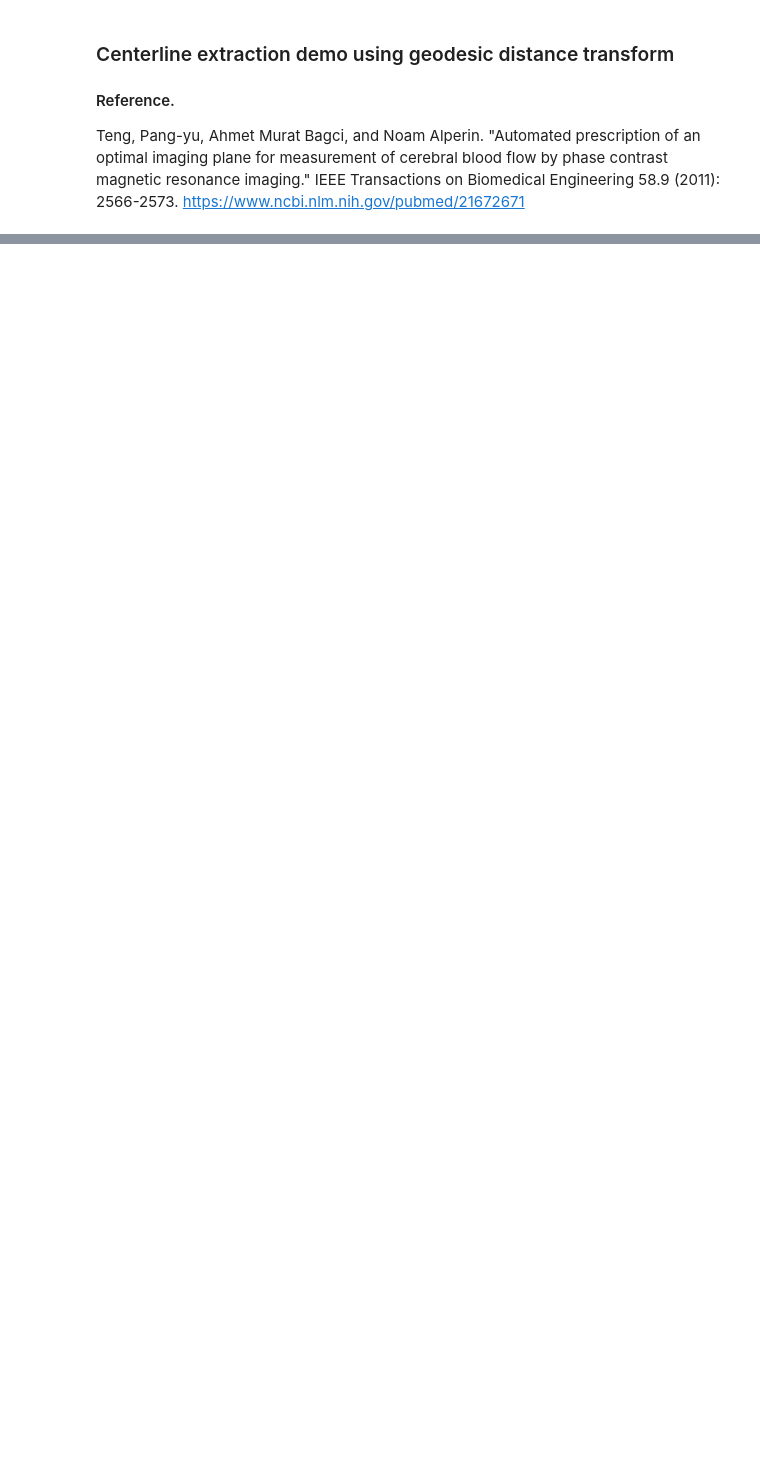
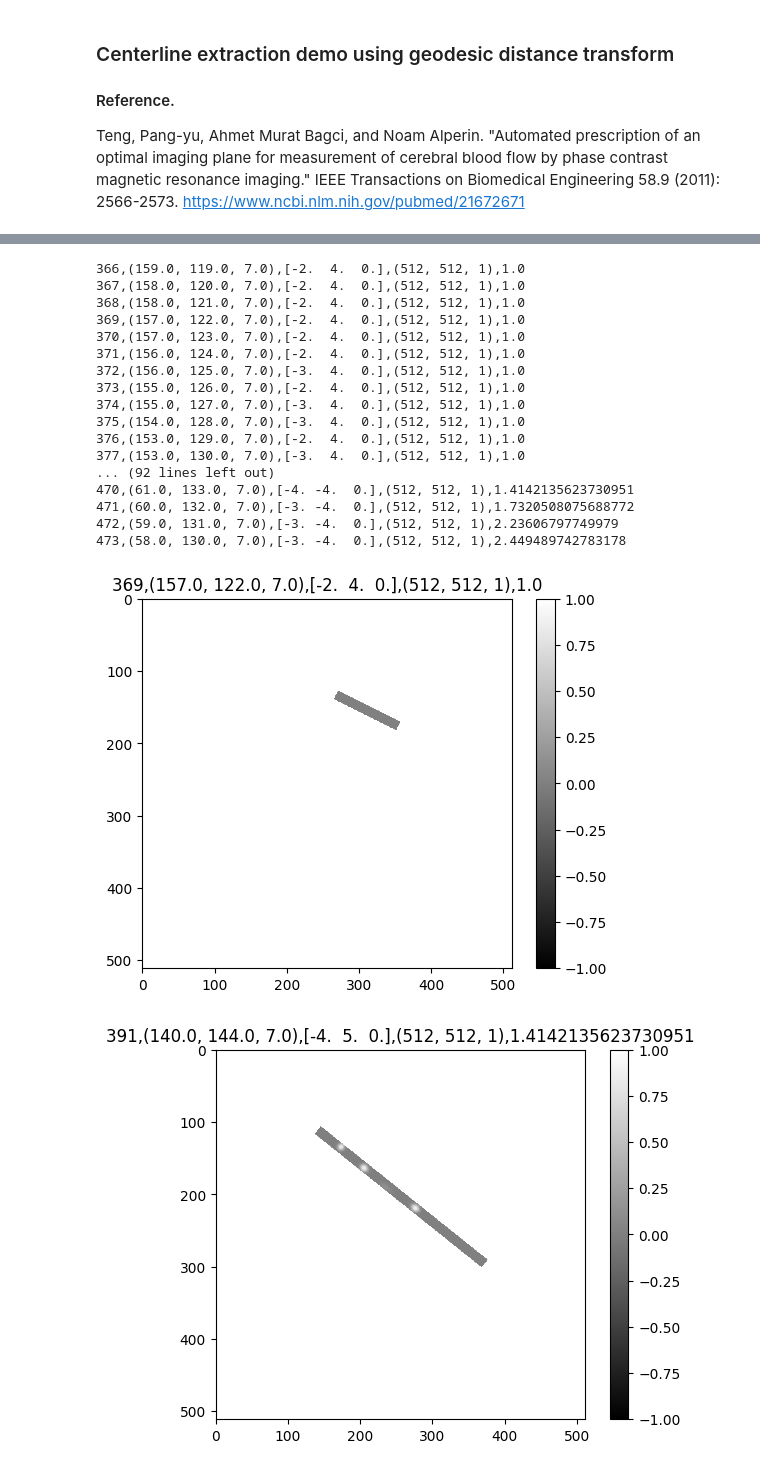
Before and after one commit to pangyuteng/simple-centerline-extraction, a Jupyter notebook: demo.ipynb, the cells around one changed output, grey strips where cells are left out. Saved outputs shown, nothing was run; the diff lists cells and outputs as text; code cells hidden in the pictures; blank space fills up the shorter version.

Commit message:
wip extract_centerline

```diff
--- a/demo.ipynb
+++ b/demo.ipynb
@@ -73,0 +102,49 @@ plt.show()
+# %%
+
+for n,idx in enumerate(range(len(s_z))):
+
+    slice_center = int(c_x[idx  ]),int(c_y[idx  ]),int(c_z[idx  ])
+    if slice_center[2] != 7:
+        continue
+    before_point = int(s_x[idx-2]),int(s_y[idx-2]),int(s_z[idx-2])
+    after_point  = int(s_x[idx+2]),int(s_y[idx+2]),int(s_z[idx+2])
+
+    appx_radius = bsfield[slice_center[0],slice_center[1],slice_center[2]]
+
+    slice_center = img_obj.TransformContinuousIndexToPhysicalPoint(slice_center)
+    before_point = img_obj.TransformContinuousIndexToPhysicalPoint(before_point)
+    after_point = img_obj.TransformContinuousIndexToPhysicalPoint(after_point)
+    slice_normal = np.array(after_point)-np.array(before_point)
+    slice_spacing = (1,1,1) # mm
+    slice_size = (512,512,1)#(int(appx_radius)*10,int(appx_radius)*10,1) # voxel
+    is_label = False
+
+    slice_obj = extract_slice(img_obj,slice_center,slice_normal,slice_spacing,slice_size,is_label)
+    slice_arr = sitk.GetArrayFromImage(slice_obj)
+    title = f"{idx},{slice_center},{slice_normal},{slice_size},{appx_radius}"
+    print(title)
+    if idx in [369,391,471]:
+        plt.figure(idx)
+        plt.title(title)
+        plt.imshow(slice_arr.squeeze(),cmap='gray',vmin=-1,vmax=1)
+        plt.colorbar()
+# %% [output]
+366,(159.0, 119.0, 7.0),[-2.  4.  0.],(512, 512, 1),1.0
+367,(158.0, 120.0, 7.0),[-2.  4.  0.],(512, 512, 1),1.0
+368,(158.0, 121.0, 7.0),[-2.  4.  0.],(512, 512, 1),1.0
+369,(157.0, 122.0, 7.0),[-2.  4.  0.],(512, 512, 1),1.0
+370,(157.0, 123.0, 7.0),[-2.  4.  0.],(512, 512, 1),1.0
+371,(156.0, 124.0, 7.0),[-2.  4.  0.],(512, 512, 1),1.0
+372,(156.0, 125.0, 7.0),[-3.  4.  0.],(512, 512, 1),1.0
+373,(155.0, 126.0, 7.0),[-2.  4.  0.],(512, 512, 1),1.0
+374,(155.0, 127.0, 7.0),[-3.  4.  0.],(512, 512, 1),1.0
+375,(154.0, 128.0, 7.0),[-3.  4.  0.],(512, 512, 1),1.0
+376,(153.0, 129.0, 7.0),[-2.  4.  0.],(512, 512, 1),1.0
+377,(153.0, 130.0, 7.0),[-3.  4.  0.],(512, 512, 1),1.0
+... (92 lines left out)
+470,(61.0, 133.0, 7.0),[-4. -4.  0.],(512, 512, 1),1.4142135623730951
+471,(60.0, 132.0, 7.0),[-3. -4.  0.],(512, 512, 1),1.7320508075688772
+472,(59.0, 131.0, 7.0),[-3. -4.  0.],(512, 512, 1),2.23606797749979
+473,(58.0, 130.0, 7.0),[-3. -4.  0.],(512, 512, 1),2.449489742783178
+[figure, added]
+[figure, added]
```
Also changed, not shown: parts of 7 cells of this notebook, 8 other files.
